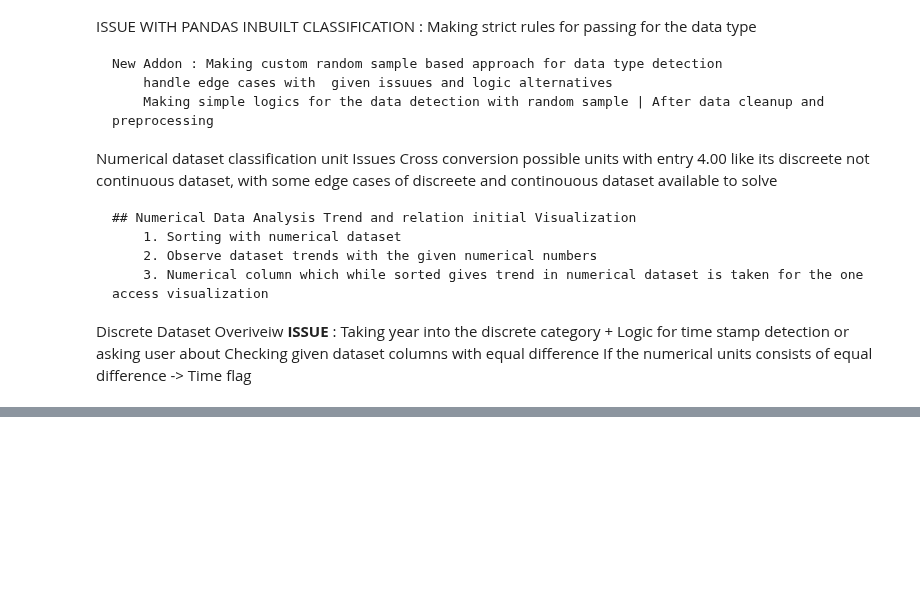
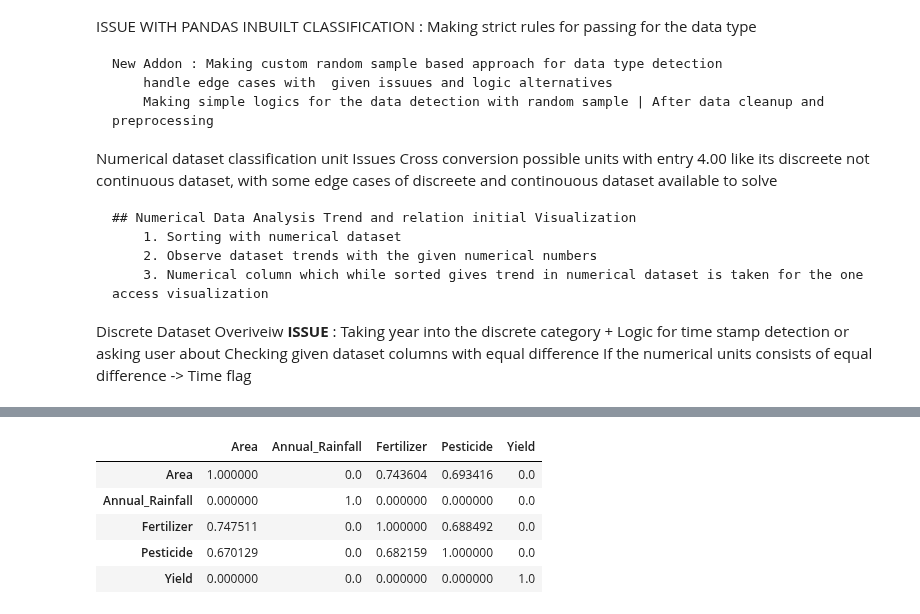
Before and after one commit to 24f3004979/vizion, a Jupyter notebook: Experiment_Notebook.ipynb, the cells around one changed output, grey strips where cells are left out. Cells and saved outputs as stored; diff of their text form; code cells hidden in the pictures; blank space fills up the shorter version.

```diff
--- a/Experiment_Notebook.ipynb
+++ b/Experiment_Notebook.ipynb
@@ -175,0 +222,53 @@ Further Categorical branch -- > Under documentation and research
+# %%
+import numpy as np
+import pandas as pd
+from sklearn.tree import DecisionTreeClassifier, DecisionTreeRegressor
+from sklearn.model_selection import cross_val_score
+from sklearn.metrics import f1_score, mean_absolute_error
+
+def calculate_pps(df, feature_col, target_col):
+    data = df[[feature_col, target_col]].dropna()
+    if len(data) < 10:
+        print(f"Terminating Computation less dataset")
+        return 0.0
+    # Classification Route for classification unit
+
+    X = pd.get_dummies(data[[feature_col]], drop_first=True)
+    y  = data[target_col]
+
+    median_val = y.median()
+    # Filling Empty values into the main frame
+    y_naive = np.full(shape=y.shape, fill_value=median_val)
+    naive_score = mean_absolute_error(y, y_naive)
+
+    # Perfect Score
+    perfect_score = 0.0
+
+    model = DecisionTreeRegressor(max_depth=4, random_state=42)
+    scores = cross_val_score(model, X, y, cv=5, scoring='neg_mean_absolute_error')
+    model_score = -np.mean(scores)
+
+    if (perfect_score - naive_score) == 0: return 0.0
+    pps = (model_score - naive_score) / (perfect_score - naive_score)
+
+    return max(0.0, min(1.0, pps))
+
+def pps_matrix(column_list):
+    columns = column_list
+    matrix = pd.DataFrame(index=columns, columns=columns, dtype=float)
+    for col_x in columns:
+        for col_y in columns:
+            if col_x == col_y:
+                matrix.loc[col_y, col_x] = 1.0
+            else:
+                matrix.loc[col_y, col_x] = calculate_pps(df, col_x, col_y)
+    return matrix
+
+pps_matrix(continuous)
+# %% [output]
+|  | Area | Annual_Rainfall | Fertilizer | Pesticide | Yield |
+| Area | 1.000000 | 0.0 | 0.743604 | 0.693416 | 0.0 |
+| Annual_Rainfall | 0.000000 | 1.0 | 0.000000 | 0.000000 | 0.0 |
+| Fertilizer | 0.747511 | 0.0 | 1.000000 | 0.688492 | 0.0 |
+| Pesticide | 0.670129 | 0.0 | 0.682159 | 1.000000 | 0.0 |
+| Yield | 0.000000 | 0.0 | 0.000000 | 0.000000 | 1.0 |
```
Also changed, not shown: parts of 4 cells of this notebook, 1 other file.
